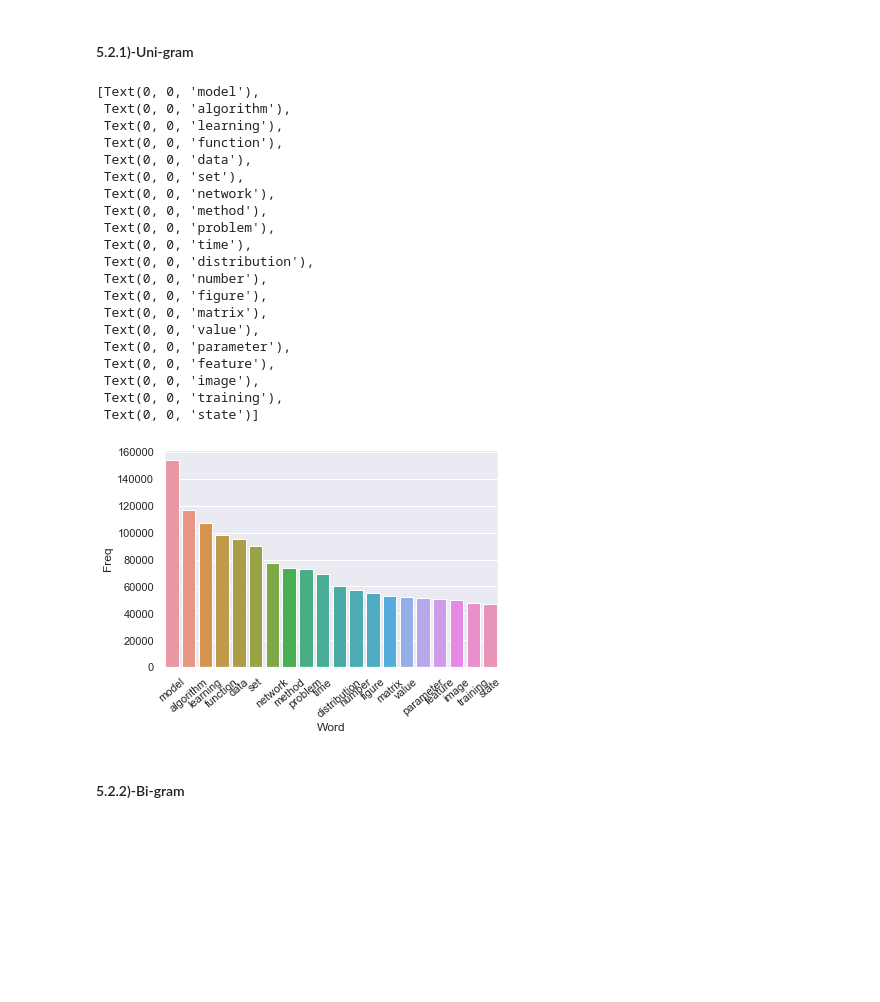
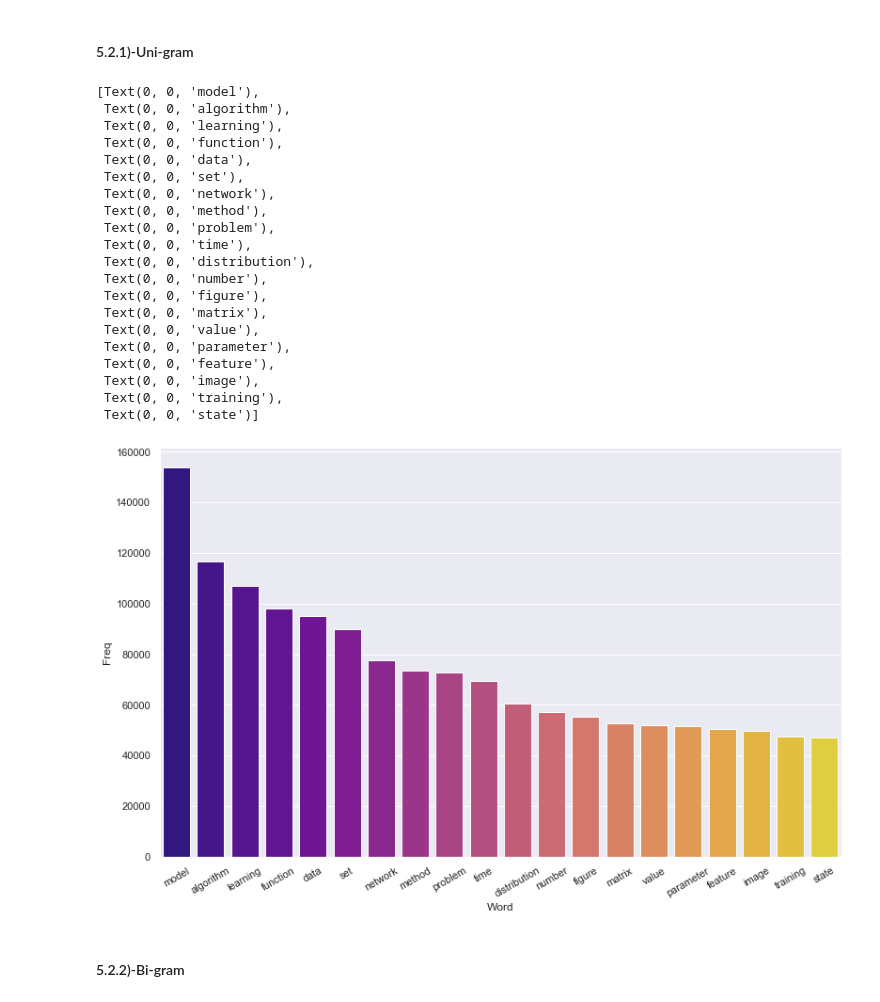
Before and after one commit to HassanSherwani/NLP-Natural-Language-Processing-, a Jupyter notebook: Keyword-Extraction_TFIDF/keyword_extraction.ipynb, the cells around one changed output. Drawn from its saved outputs; the diff is of its cells as text; code cells hidden in the pictures; blank space fills up the shorter version.

```diff
--- a/Keyword-Extraction_TFIDF/keyword_extraction.ipynb
+++ b/Keyword-Extraction_TFIDF/keyword_extraction.ipynb
@@ -357,7 +390,7 @@ using uni-gram, bi-gram, and tri-gram
 # %% [markdown]
 #### 5.2.1)-Uni-gram
 # %%
-#Most frequently occuring words
+#Most frequently occuring uni-gram words
 def get_top_n_words(corpus, n=None):
     vec = CountVectorizer().fit(corpus)
     bag_of_words = vec.transform(corpus)
@@ -365,37 +398,39 @@ def get_top_n_words(corpus, n=None):
     words_freq = [(word, sum_words[0, idx]) for word, idx in
                    vec.vocabulary_.items()]
     words_freq =sorted(words_freq, key = lambda x: x[1],
                        reverse=True)
     return words_freq[:n]
 #Convert most freq words to dataframe for plotting bar plot
 top_words = get_top_n_words(corpus, n=20)
 top_df = pd.DataFrame(top_words)
 top_df.columns=["Word", "Freq"]
-#Barplot of most freq words
-g = sns.barplot(x="Word", y="Freq", data=top_df)
-g.set_xticklabels(g.get_xticklabels(), rotation=40)
+
+#Bar plot of most frequent uni-grams
+sns.set(rc={'figure.figsize':(13,8)})
+g=sns.barplot(x="Word", y="Freq",palette=("plasma"), data=top_df)
+g.set_xticklabels(g.get_xticklabels(), rotation=30)
 # %% [output]
 [Text(0, 0, 'model'),
  Text(0, 0, 'algorithm'),
  Text(0, 0, 'learning'),
  Text(0, 0, 'function'),
  Text(0, 0, 'data'),
  Text(0, 0, 'set'),
  Text(0, 0, 'network'),
  Text(0, 0, 'method'),
  Text(0, 0, 'problem'),
  Text(0, 0, 'time'),
  Text(0, 0, 'distribution'),
  Text(0, 0, 'number'),
  Text(0, 0, 'figure'),
  Text(0, 0, 'matrix'),
  Text(0, 0, 'value'),
  Text(0, 0, 'parameter'),
  Text(0, 0, 'feature'),
  Text(0, 0, 'image'),
  Text(0, 0, 'training'),
  Text(0, 0, 'state')]
-[figure, old version]
+[figure, new version]
 # %% [markdown]
 #### 5.2.2)-Bi-gram
 # %%
```
Also changed, not shown: parts of 15 cells of this notebook.
